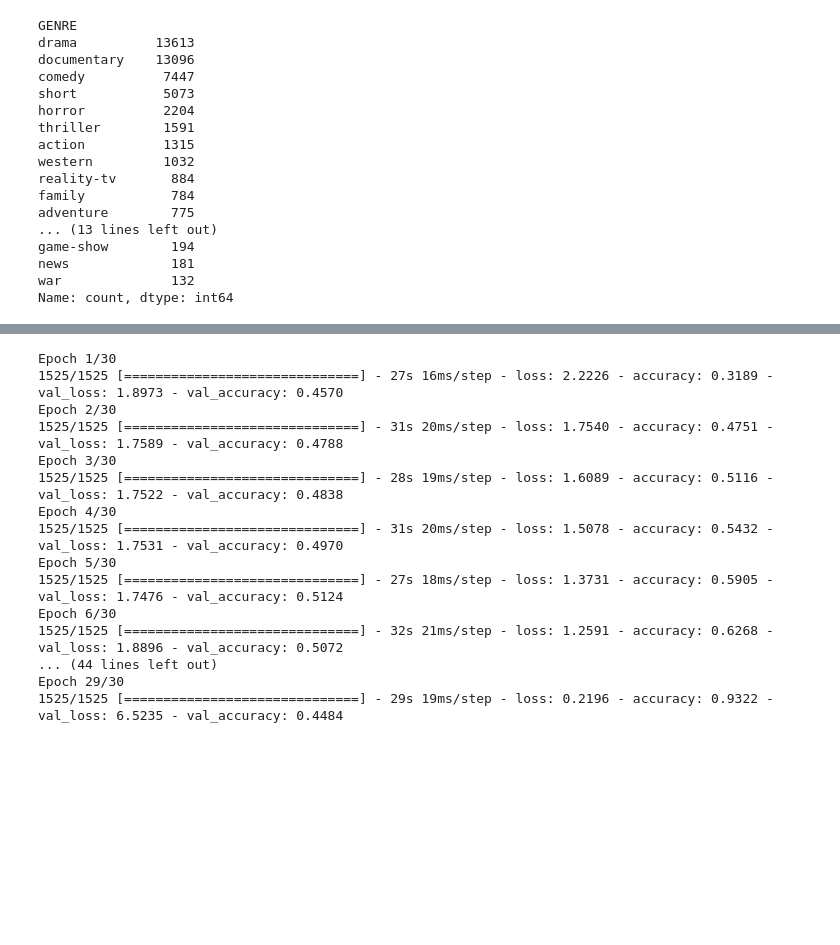
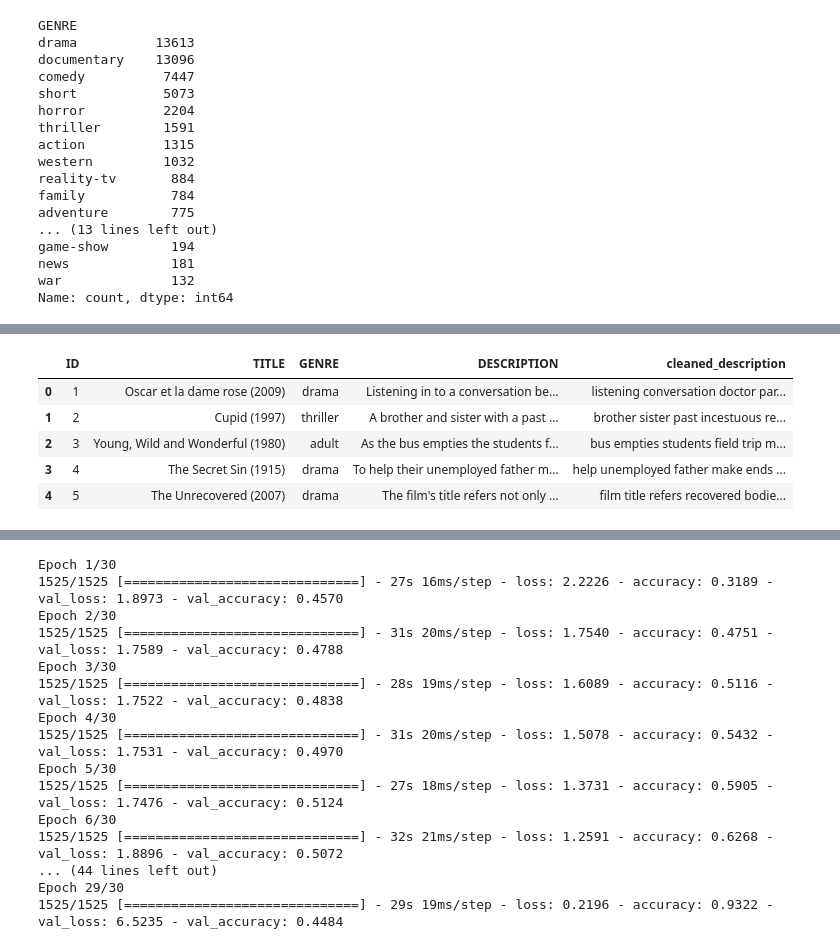
Before and after one commit to awaisnazir08/CODSOFT, a Jupyter notebook: Movie Genre Classification/task1.1.ipynb, the cells around one changed output, grey strips where cells are left out. Drawn from its saved outputs; the diff is of its cells as text; code cells hidden in the pictures; blank space fills up the shorter version.

```diff
--- a/Movie Genre Classification/task1.1.ipynb
+++ b/Movie Genre Classification/task1.1.ipynb
@@ -17,4 +15,4 @@ from nltk.probability import FreqDist
 # %%
-df = pd.read_csv('D:\VS Code Folders\CODSOFT\Movie Genre Classification\movies dataset\Genre Classification Dataset\\train_data.txt', sep=' ::: ', engine='python', header=None, names=['ID', 'TITLE', 'GENRE', 'DESCRIPTION'])
-# df.head()
+train_data = pd.read_csv('D:\VS Code Folders\CODSOFT\Movie Genre Classification\movies dataset\Genre Classification Dataset\\train_data.txt', sep=' ::: ', engine='python', header=None, names=['ID', 'TITLE', 'GENRE', 'DESCRIPTION'])
+test_data = pd.read_csv('D:\VS Code Folders\CODSOFT\Movie Genre Classification\movies dataset\Genre Classification Dataset\\test_data_solution.txt', sep=' ::: ', engine='python', header=None, names=['ID', 'TITLE','GENRE', 'DESCRIPTION'])
 # %%
@@ -87,0 +82,3 @@ df_new
+# %%
+train_description = train_data['DESCRIPTION']
+test_description = test_data['DESCRIPTION']
@@ -87,0 +124,10 @@ df_new
+# %%
+train_data['cleaned_description'] = train_sentences
+train_data.head()
+# %% [output]
+|  | ID | TITLE | GENRE | DESCRIPTION | cleaned_description |
+| 0 | 1 | Oscar et la dame rose (2009) | drama | Listening in to a conversation be... | listening conversation doctor par... |
+| 1 | 2 | Cupid (1997) | thriller | A brother and sister with a past ... | brother sister past incestuous re... |
+| 2 | 3 | Young, Wild and Wonderful (1980) | adult | As the bus empties the students f... | bus empties students field trip m... |
+| 3 | 4 | The Secret Sin (1915) | drama | To help their unemployed father m... | help unemployed father make ends ... |
+| 4 | 5 | The Unrecovered (2007) | drama | The film's title refers not only ... | film title refers recovered bodie... |
```
Also changed, not shown: parts of 32 cells of this notebook, 2 other files.
